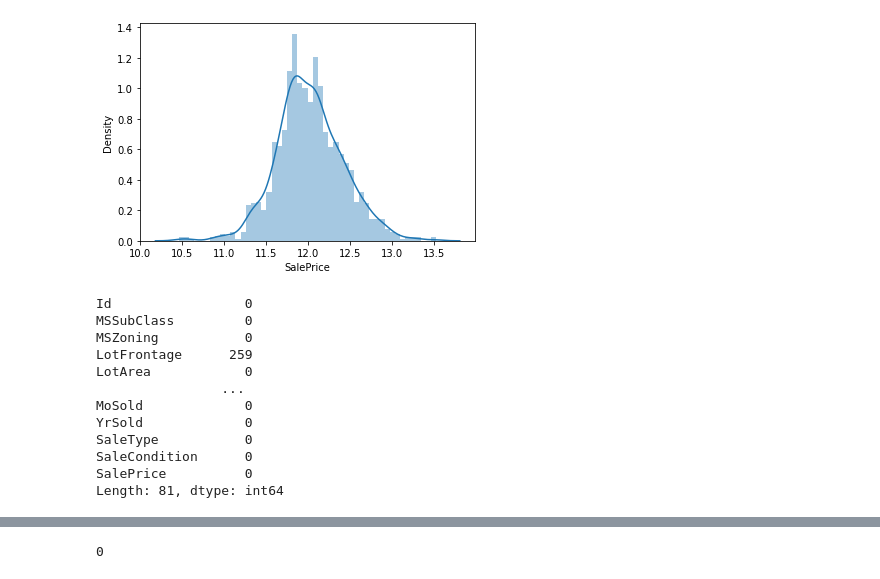
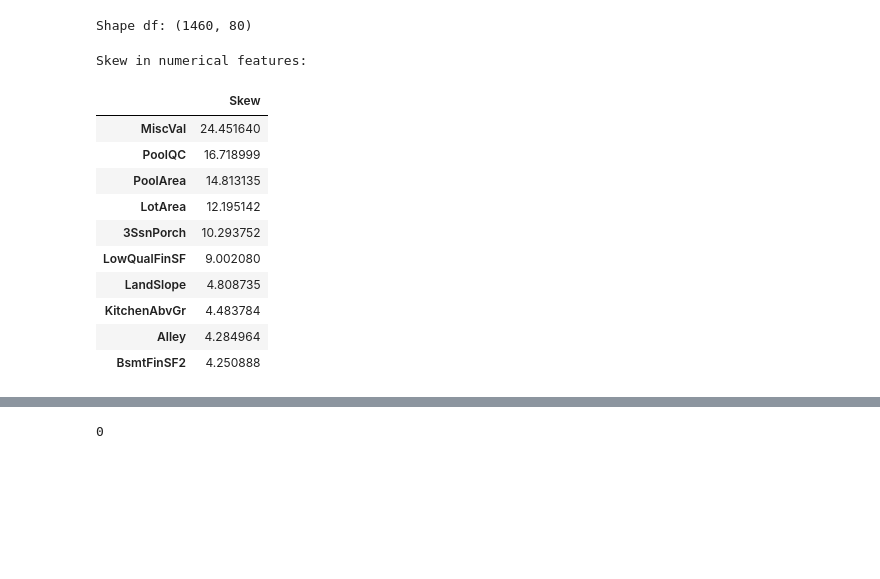
Before and after one commit to younesabdolmalaky/home-price, a Jupyter notebook: Home_Price.ipynb, the cells around one changed output, grey strips where cells are left out. Cells and saved outputs as stored; diff of their text form; code cells hidden in the pictures; blank space fills up the shorter version.

```diff
--- a/Home_Price.ipynb
+++ b/Home_Price.ipynb
@@ -70,19 +50,0 @@ sns.distplot(df['SalePrice'] , bins =50);
-# %%
-sns.distplot(np.log(df['SalePrice']+1) , bins =50);
-# %% [output]
-[figure, removed]
-# %%
-(df.isnull().sum())
-# %% [output]
-Id                 0
-MSSubClass         0
-MSZoning           0
-LotFrontage      259
-LotArea            0
-                ...
-MoSold             0
-YrSold             0
-SaleType           0
-SaleCondition      0
-SalePrice          0
-Length: 81, dtype: int64
@@ -95,0 +60,3 @@ df = df.dropna(subset = categorical_cols)
+# %%
+df["LotFrontage"] = df.groupby("Neighborhood")["LotFrontage"].transform(
+    lambda x: x.fillna(x.median()))
@@ -95,0 +74,10 @@ df = df.dropna(subset = categorical_cols)
+# %%
+df['MSZoning'] = df['MSZoning'].fillna(df['MSZoning'].mode()[0])
+df = df.drop(['Utilities'], axis=1)
+df["Functional"] = df["Functional"].fillna("Typ")
+df['Electrical'] = df['Electrical'].fillna(df['Electrical'].mode()[0])
+df['KitchenQual'] = df['KitchenQual'].fillna(df['KitchenQual'].mode()[0])
+df['Exterior1st'] = df['Exterior1st'].fillna(df['Exterior1st'].mode()[0])
+df['Exterior2nd'] = df['Exterior2nd'].fillna(df['Exterior2nd'].mode()[0])
+df['SaleType'] = df['SaleType'].fillna(df['SaleType'].mode()[0])
+df['MSSubClass'] = df['MSSubClass'].fillna(0)
@@ -95,0 +89,35 @@ df = df.dropna(subset = categorical_cols)
+# %%
+cols = ('FireplaceQu', 'BsmtQual', 'BsmtCond', 'GarageQual', 'GarageCond',
+        'ExterQual', 'ExterCond','HeatingQC', 'PoolQC', 'KitchenQual', 'BsmtFinType1',
+        'BsmtFinType2', 'Functional', 'Fence', 'BsmtExposure', 'GarageFinish', 'LandSlope',
+        'LotShape', 'PavedDrive', 'Street', 'Alley', 'CentralAir', 'MSSubClass', 'OverallCond',
+        'YrSold', 'MoSold')
+# process columns, apply LabelEncoder to categorical features
+for c in cols:
+    lbl = LabelEncoder()
+    lbl.fit(list(df[c].values))
+    df[c] = lbl.transform(list(df[c].values))
+
+print('Shape df: {}'.format(df.shape))
+# %% [output]
+Shape df: (1460, 80)
+# %%
+df['TotalSF'] = df['TotalBsmtSF'] + df['1stFlrSF'] + df['2ndFlrSF']
+numeric_feats = df.dtypes[df.dtypes != "object"].index
+skewed_feats = df[numeric_feats].apply(lambda x: skew(x.dropna())).sort_values(ascending=False)
+print("\nSkew in numerical features: \n")
+skewness = pd.DataFrame({'Skew' :skewed_feats})
+skewness.head(10)
+# %% [output]
+Skew in numerical features:
+|  | Skew |
+| MiscVal | 24.451640 |
+| PoolQC | 16.718999 |
+| PoolArea | 14.813135 |
+| LotArea | 12.195142 |
+| 3SsnPorch | 10.293752 |
+| LowQualFinSF | 9.002080 |
+| LandSlope | 4.808735 |
+| KitchenAbvGr | 4.483784 |
+| Alley | 4.284964 |
+| BsmtFinSF2 | 4.250888 |
```
Also changed, not shown: parts of 24 cells of this notebook.
